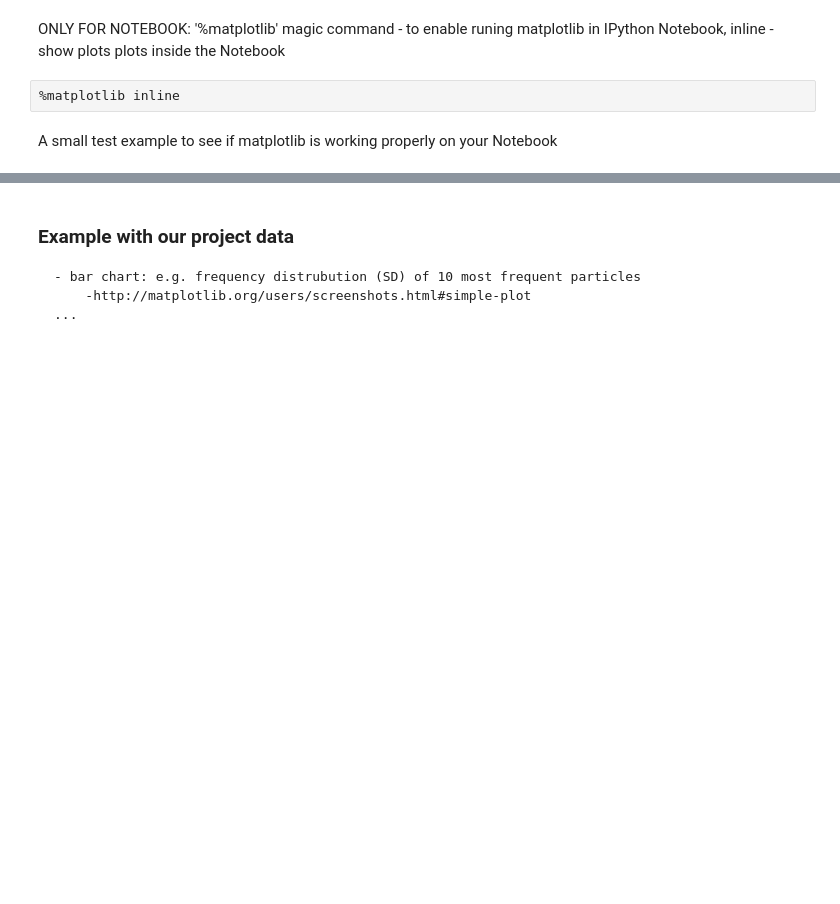
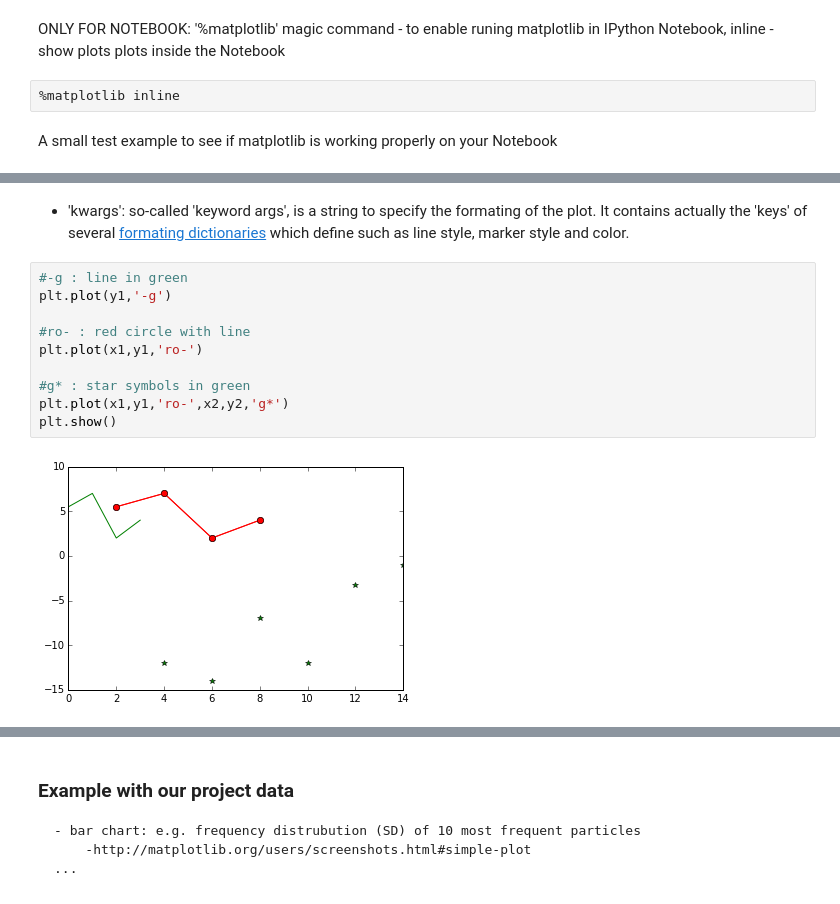
Before and after one commit to KLINGTdotNET/matplotlib-presentation, a Jupyter notebook: matplotlib-presentation.ipynb, the cells around one changed output, grey strips where cells are left out. Drawn from its saved outputs; the diff is of its cells as text; blank space fills up the shorter version.

```diff
--- a/matplotlib-presentation.ipynb
+++ b/matplotlib-presentation.ipynb
@@ -44,0 +72,14 @@ plt.title('A simple chirp');
+# %% [markdown]
+- 'kwargs': so-called 'keyword args', is a string to specify the formating of the plot. It contains actually the 'keys' of several <a href='http://matplotlib.org/api/pyplot_api.html'>formating dictionaries</a> which define such as line style, marker style and color.
+# %%
+#-g : line in green
+plt.plot(y1,'-g')
+
+#ro- : red circle with line
+plt.plot(x1,y1,'ro-')
+
+#g* : star symbols in green
+plt.plot(x1,y1,'ro-',x2,y2,'g*')
+plt.show()
+# %% [output]
+[figure, added]
```
Also changed, not shown: parts of 15 cells of this notebook.
